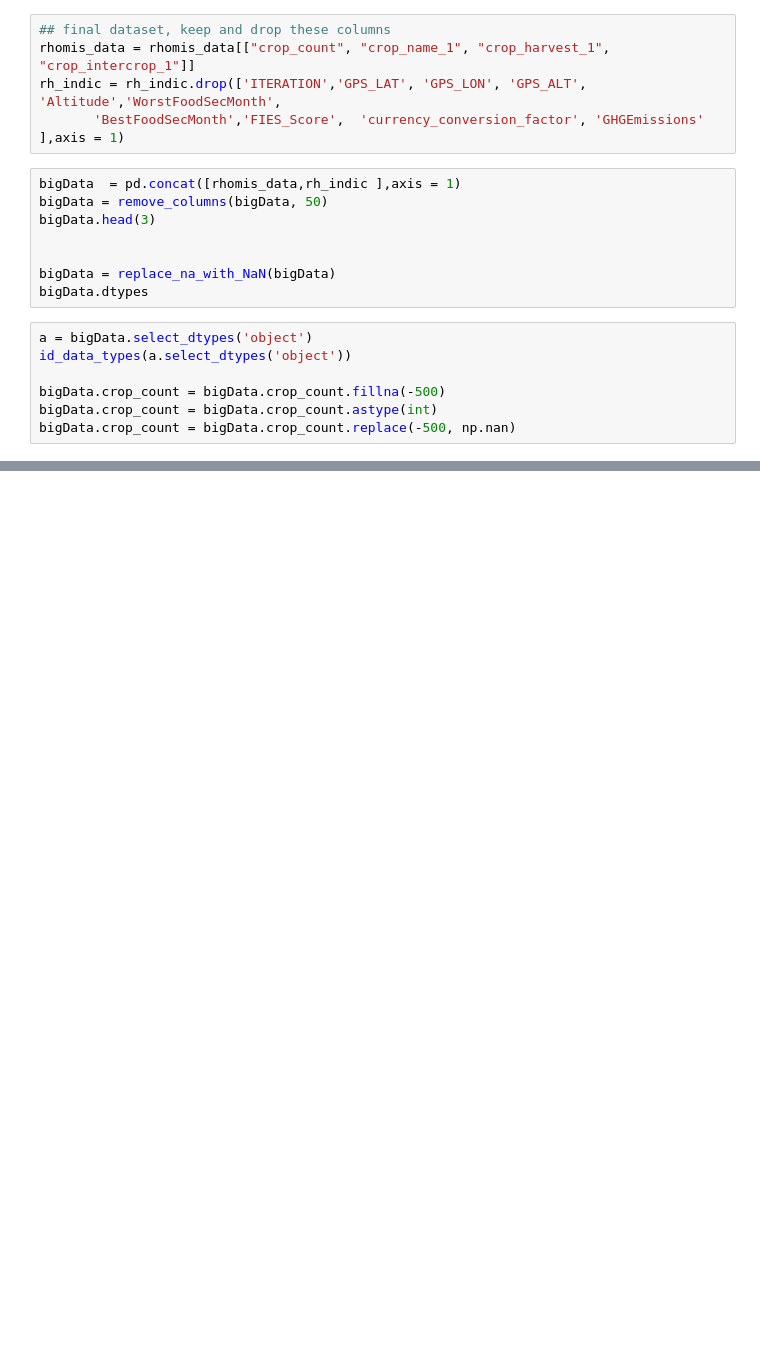
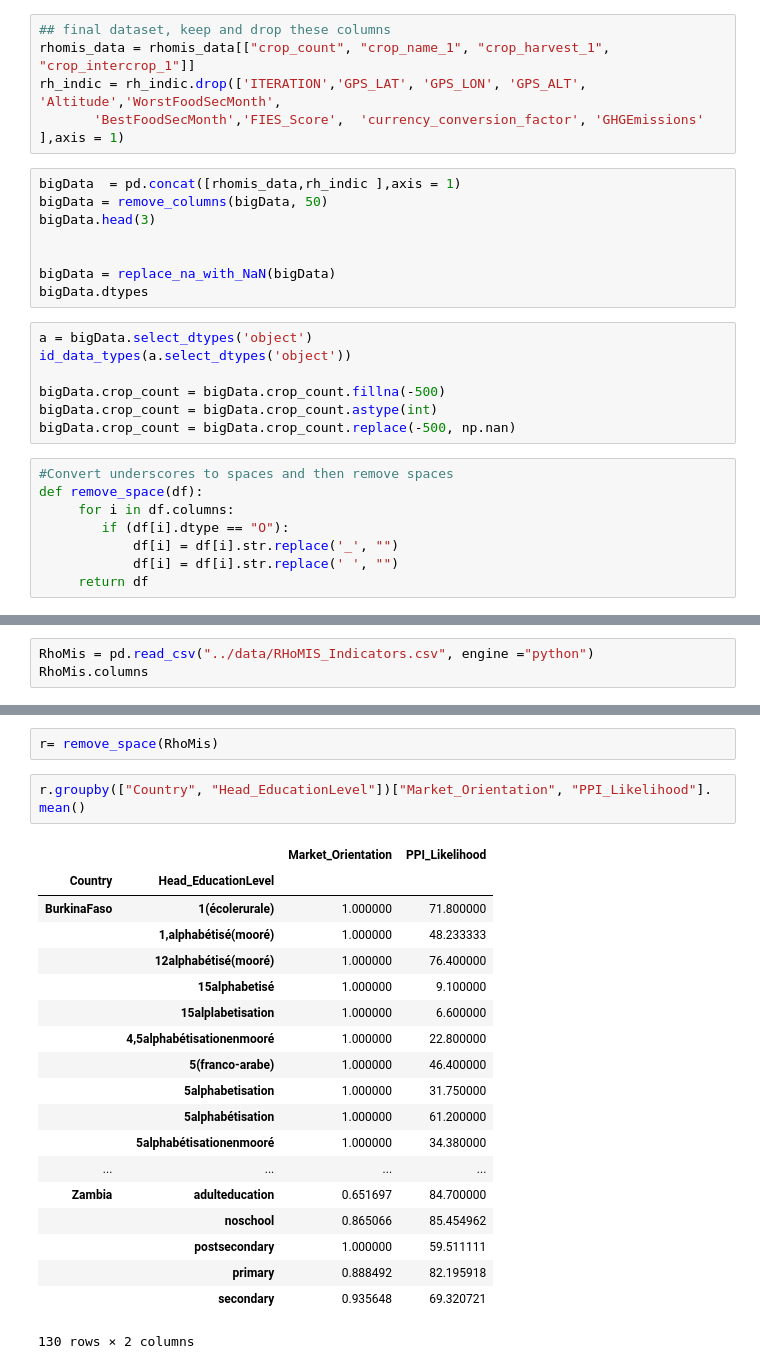
Before and after one commit to laporpe/STA_208, a Jupyter notebook: finalized_code/data_cleaning.ipynb, the cells around one changed output, grey strips where cells are left out. Cells and saved outputs as stored; diff of their text form; blank space fills up the shorter version.

```diff
--- a/finalized_code/data_cleaning.ipynb
+++ b/finalized_code/data_cleaning.ipynb
@@ -83,3 +85,11 @@ id_data_types(a.select_dtypes('object'))
 bigData.crop_count = bigData.crop_count.fillna(-500)
 bigData.crop_count = bigData.crop_count.astype(int)
 bigData.crop_count = bigData.crop_count.replace(-500, np.nan)
+# %%
+#Convert underscores to spaces and then remove spaces
+def remove_space(df):
+     for i in df.columns:
+        if (df[i].dtype == "O"):
+            df[i] = df[i].str.replace('_', "")
+            df[i] = df[i].str.replace(' ', "")
+     return df
@@ -85,0 +98,3 @@ bigData.crop_count = bigData.crop_count.replace(-500, np.nan)
+# %%
+RhoMis = pd.read_csv("../data/RHoMIS_Indicators.csv", engine ="python")
+RhoMis.columns
@@ -85,0 +122,24 @@ bigData.crop_count = bigData.crop_count.replace(-500, np.nan)
+# %%
+r= remove_space(RhoMis)
+# %%
+r.groupby(["Country", "Head_EducationLevel"])["Market_Orientation", "PPI_Likelihood"]. mean()
+# %% [output]
+|  |  | Market_Orientation | PPI_Likelihood |
+| Country | Head_EducationLevel |  |  |
+| BurkinaFaso | 1(écolerurale) | 1.000000 | 71.800000 |
+|  | 1,alphabétisé(mooré) | 1.000000 | 48.233333 |
+|  | 12alphabétisé(mooré) | 1.000000 | 76.400000 |
+|  | 15alphabetisé | 1.000000 | 9.100000 |
+|  | 15alplabetisation | 1.000000 | 6.600000 |
+|  | 4,5alphabétisationenmooré | 1.000000 | 22.800000 |
+|  | 5(franco-arabe) | 1.000000 | 46.400000 |
+|  | 5alphabetisation | 1.000000 | 31.750000 |
+|  | 5alphabétisation | 1.000000 | 61.200000 |
+|  | 5alphabétisationenmooré | 1.000000 | 34.380000 |
+| ... | ... | ... | ... |
+| Zambia | adulteducation | 0.651697 | 84.700000 |
+|  | noschool | 0.865066 | 85.454962 |
+|  | postsecondary | 1.000000 | 59.511111 |
+|  | primary | 0.888492 | 82.195918 |
+|  | secondary | 0.935648 | 69.320721 |
+130 rows × 2 columns
```
Also changed, not shown: parts of 5 cells of this notebook, 3 other files.
